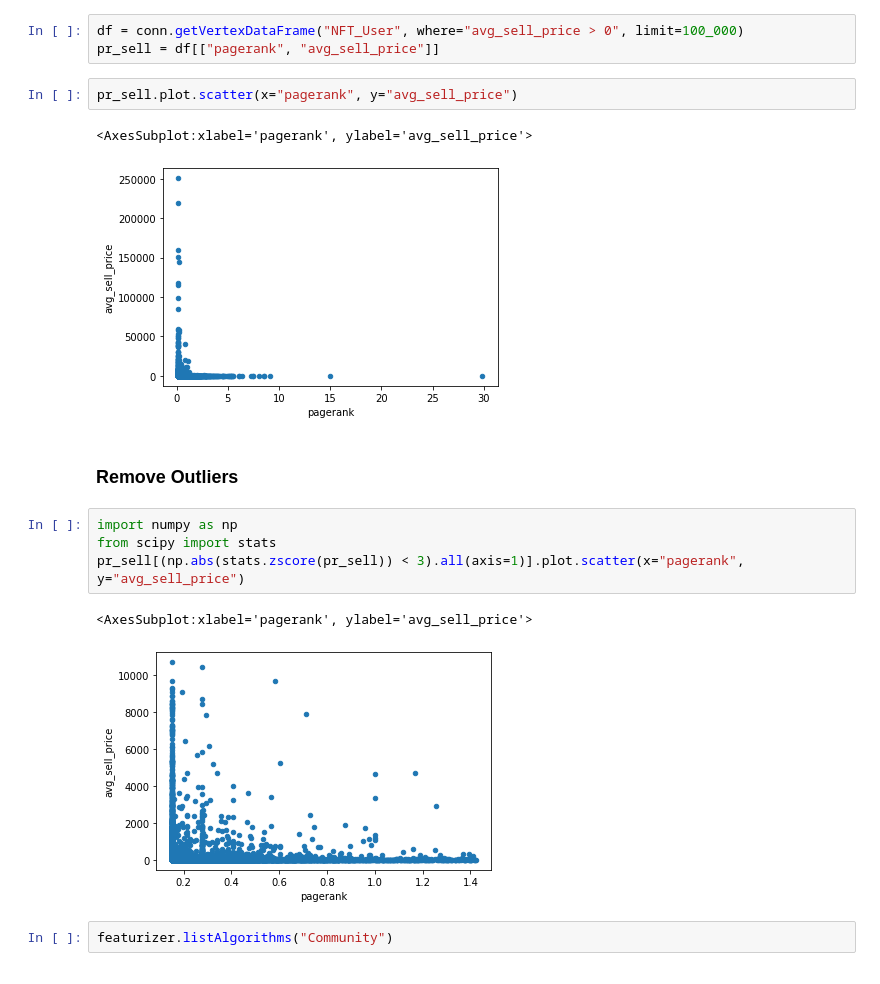
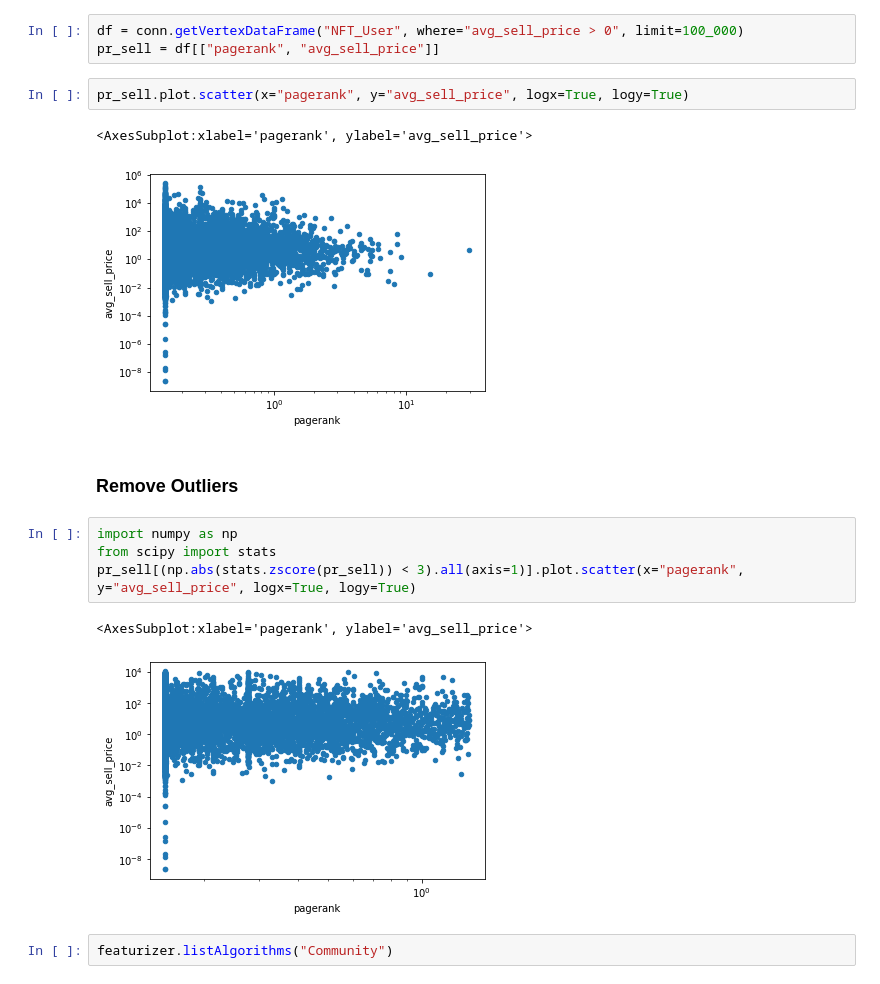
Before and after one commit to TigerGraph-DevLabs/kdd2022-tutorial, a Jupyter notebook: notebooks/graph_algorithms.ipynb, the cells around one changed output. Cells and saved outputs as stored; diff of their text form.

Commit message:
feat(graph_algos): added log plotting

```diff
--- a/notebooks/graph_algorithms.ipynb
+++ b/notebooks/graph_algorithms.ipynb
@@ -81,19 +76,19 @@ The job add_VERTEX_attr_pGpEvM completes in 27.961 seconds!
 df = conn.getVertexDataFrame("NFT_User", where="avg_sell_price > 0", limit=100_000)
 pr_sell = df[["pagerank", "avg_sell_price"]]
 # %%
-pr_sell.plot.scatter(x="pagerank", y="avg_sell_price")
+pr_sell.plot.scatter(x="pagerank", y="avg_sell_price", logx=True, logy=True)
 # %% [output]
 <AxesSubplot:xlabel='pagerank', ylabel='avg_sell_price'>
-[figure, old version]
+[figure, new version]
 # %% [markdown]
 ### Remove Outliers
 # %%
 import numpy as np
 from scipy import stats
-pr_sell[(np.abs(stats.zscore(pr_sell)) < 3).all(axis=1)].plot.scatter(x="pagerank", y="avg_sell_price")
+pr_sell[(np.abs(stats.zscore(pr_sell)) < 3).all(axis=1)].plot.scatter(x="pagerank", y="avg_sell_price", logx=True, logy=True)
 # %% [output]
 <AxesSubplot:xlabel='pagerank', ylabel='avg_sell_price'>
-[figure, old version]
+[figure, new version]
 # %%
 featurizer.listAlgorithms("Community")
 # %% [output]
```
Also changed, not shown: parts of 10 cells of this notebook, 7 other files.
